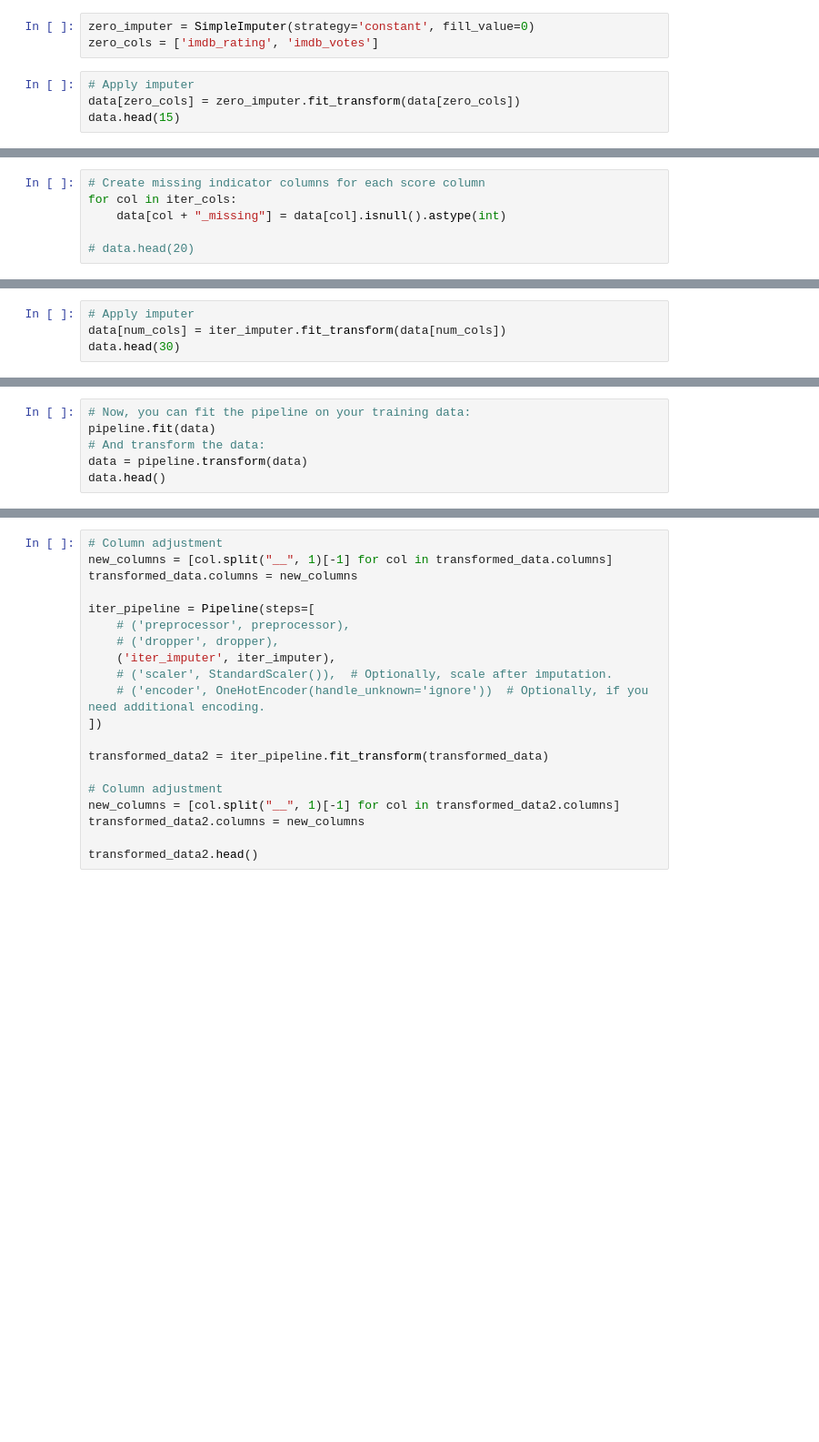
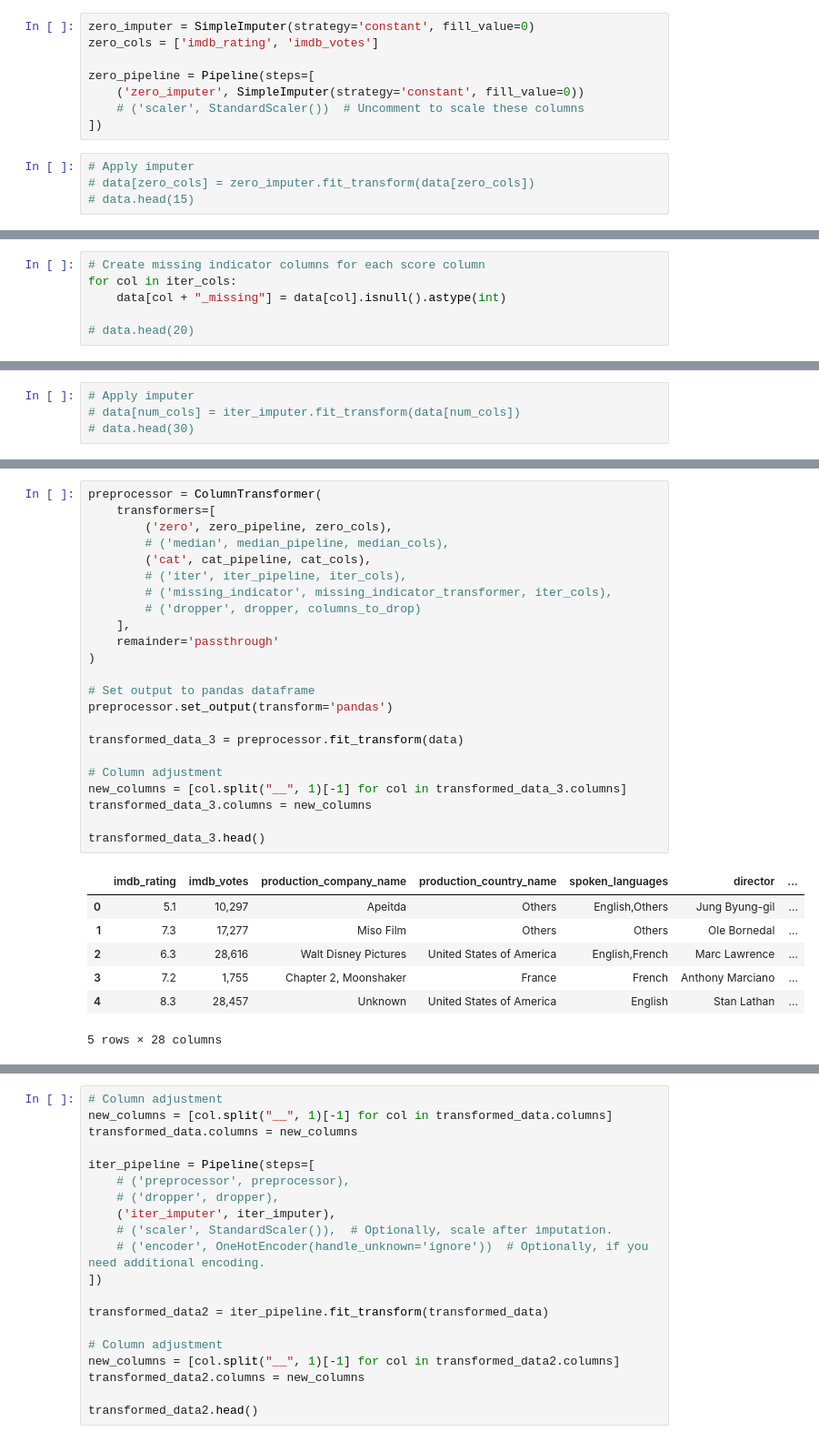
Before and after one commit to JustaKris/Are-You-Not-Entertained, a Jupyter notebook: notebooks/01_movies_data_cleaning.ipynb, the cells around one changed output, grey strips where cells are left out. Shown: that part at 91% size. Saved outputs shown, nothing was run; the diff lists cells and outputs as text; blank space fills up the shorter version.

Commit message:
Done with notebook pipeline

```diff
--- a/notebooks/01_movies_data_cleaning.ipynb
+++ b/notebooks/01_movies_data_cleaning.ipynb
@@ -295,7 +311,12 @@ data.head(30)
 # %%
 zero_imputer = SimpleImputer(strategy='constant', fill_value=0)
 zero_cols = ['imdb_rating', 'imdb_votes']
+
+zero_pipeline = Pipeline(steps=[
+    ('zero_imputer', SimpleImputer(strategy='constant', fill_value=0))
+    # ('scaler', StandardScaler())  # Uncomment to scale these columns
+])
 # %%
 # Apply imputer
-data[zero_cols] = zero_imputer.fit_transform(data[zero_cols])
-data.head(15)
+# data[zero_cols] = zero_imputer.fit_transform(data[zero_cols])
+# data.head(15)
@@ -367,4 +382,4 @@ for col in iter_cols:
 # %%
 # Apply imputer
-data[num_cols] = iter_imputer.fit_transform(data[num_cols])
-data.head(30)
+# data[num_cols] = iter_imputer.fit_transform(data[num_cols])
+# data.head(30)
@@ -431,6 +385,0 @@ pipeline = Pipeline(steps=[
-# %%
-# Now, you can fit the pipeline on your training data:
-pipeline.fit(data)
-# And transform the data:
-data = pipeline.transform(data)
-data.head()
@@ -439 +394,32 @@ ValueError: Passing extra keyword arguments to ColumnTransformer.transform is on
+# %%
+preprocessor = ColumnTransformer(
+    transformers=[
+        ('zero', zero_pipeline, zero_cols),
+        # ('median', median_pipeline, median_cols),
+        ('cat', cat_pipeline, cat_cols),
+        # ('iter', iter_pipeline, iter_cols),
+        # ('missing_indicator', missing_indicator_transformer, iter_cols),
+        # ('dropper', dropper, columns_to_drop)
+    ],
+    remainder='passthrough'
+)
+
+# Set output to pandas dataframe
+preprocessor.set_output(transform='pandas')
+
+transformed_data_3 = preprocessor.fit_transform(data)
+
+# Column adjustment
+new_columns = [col.split("__", 1)[-1] for col in transformed_data_3.columns]
+transformed_data_3.columns = new_columns
+
+transformed_data_3.head()
+# %% [output]
+|  | imdb_rating | imdb_votes | production_company_name | production_country_name | spoken_languages | director | ... |
+| 0 | 5.1 | 10,297 | Apeitda | Others | English,Others | Jung Byung-gil | ... |
+| 1 | 7.3 | 17,277 | Miso Film | Others | Others | Ole Bornedal | ... |
+| 2 | 6.3 | 28,616 | Walt Disney Pictures | United States of America | English,French | Marc Lawrence | ... |
+| 3 | 7.2 | 1,755 | Chapter 2, Moonshaker | France | French | Anthony Marciano | ... |
+| 4 | 8.3 | 28,457 | Unknown | United States of America | English | Stan Lathan | ... |
+5 rows × 28 columns
 # %%
```
Also changed, not shown: parts of 24 cells of this notebook, 2 other files.
